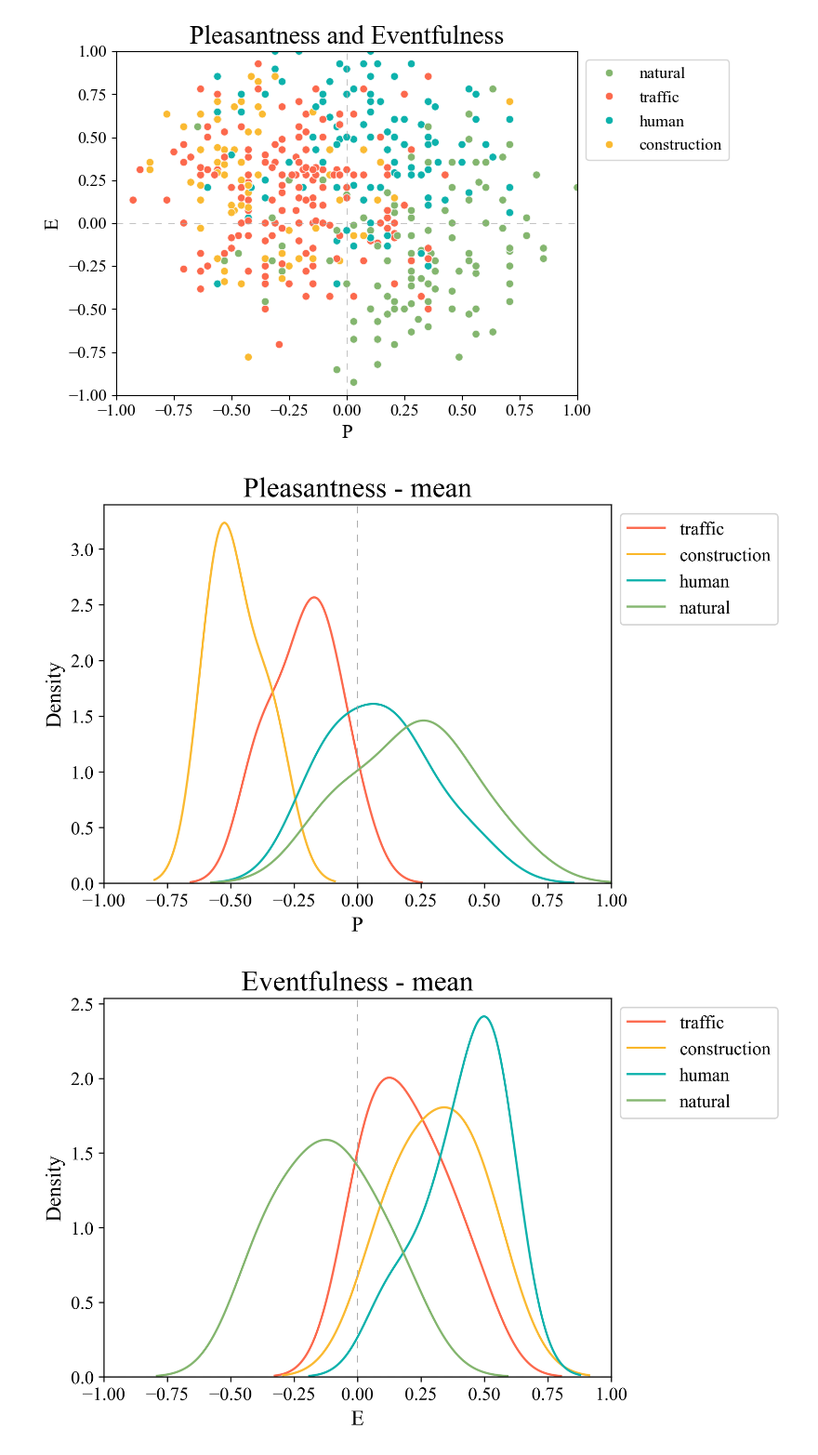
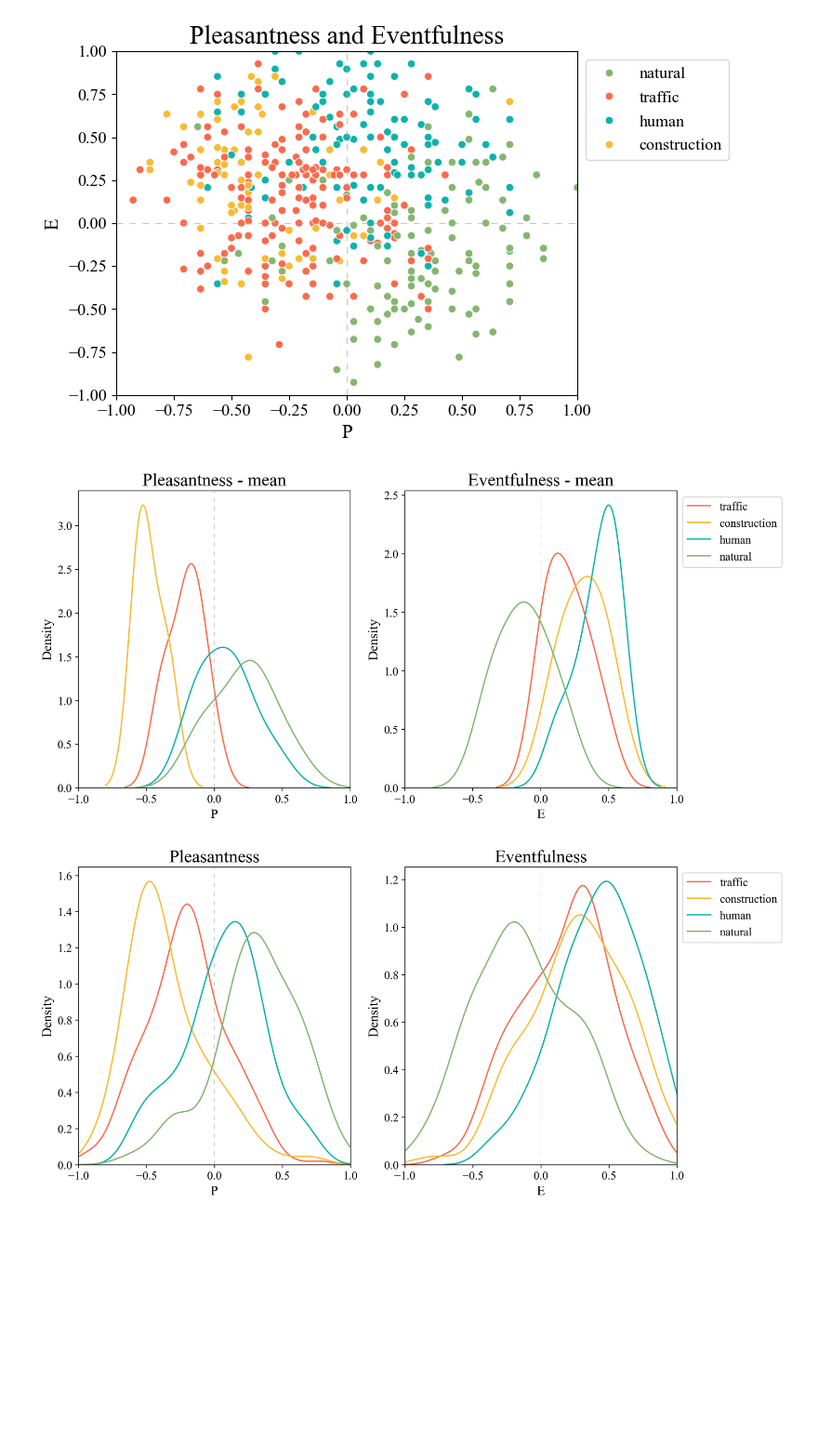
Before and after one commit to amaiasagasti/UrbanPleasantnessEventfulness, a Jupyter notebook: src/scripts/dataset/dataset_Analyse_results_listening_tests.ipynb, the cells around one changed output. Shown at 93% size. Drawn from its saved outputs; the diff is of its cells as text; code cells hidden in the pictures; blank space fills up the shorter version.

Commit message:
changes plots for report

```diff
--- a/src/scripts/dataset/dataset_Analyse_results_listening_tests.ipynb
+++ b/src/scripts/dataset/dataset_Analyse_results_listening_tests.ipynb
@@ -237,57 +237,57 @@ plt.show()
 # %%
 
 # KDE plots with different colors and series names
-plt.figure(dpi=300)
+fig, (ax1,ax2) = plt.subplots(1, 2, figsize=(12, 6), dpi=200)
 for source, color in palette.items():
-    sns.kdeplot(grouped_df[grouped_df["Predominant sources"] == source]["P"], label=source, color=color)
+    sns.kdeplot(grouped_df[grouped_df["Predominant sources"] == source]["P"], label=source, color=color, ax=ax1)
 # Draw axis lines like a cross in the middle
-plt.axhline(0, color='#AAAAAA', linewidth=0.5,linestyle=(0, (10, 10)))
-plt.axvline(0, color='#AAAAAA', linewidth=0.5,linestyle=(0, (10, 10)))
-plt.title("Pleasantness - mean")
-plt.xlim(-1,1)
+ax1.axhline(0, color='#AAAAAA', linewidth=0.5,linestyle=(0, (10, 10)))
+ax1.axvline(0, color='#AAAAAA', linewidth=0.5,linestyle=(0, (10, 10)))
+ax1.set_title("Pleasantness - mean")
+ax1.set_xlim(-1,1)
 # Show legend
-plt.legend(loc='upper left', bbox_to_anchor=(1, 1))
-plt.show()
+#plt.legend(loc='upper left', bbox_to_anchor=(1, 1))
+#plt.show()
 
 # KDE plots with different colors and series names
-plt.figure(dpi=300)
 for source, color in palette.items():
-    sns.kdeplot(grouped_df[grouped_df["Predominant sources"] == source]["E"], label=source, color=color)
+    sns.kdeplot(grouped_df[grouped_df["Predominant sources"] == source]["E"], label=source, color=color, ax=ax2)
 # Draw axis lines like a cross in the middle
-plt.axhline(0, color='#AAAAAA', linewidth=0.5,linestyle=(0, (10, 10)))
-plt.axvline(0, color='#AAAAAA', linewidth=0.5, linestyle=(0, (10, 10)))
-plt.title("Eventfulness - mean")
-plt.xlim(-1,1)
+ax2.axhline(0, color='#AAAAAA', linewidth=0.5,linestyle=(0, (10, 10)))
+ax2.axvline(0, color='#AAAAAA', linewidth=0.5, linestyle=(0, (10, 10)))
+ax2.set_title("Eventfulness - mean")
+ax2.set_xlim(-1,1)
 # Show legend
-plt.legend(loc='upper left', bbox_to_anchor=(1, 1))
+ax2.legend(loc='upper left', bbox_to_anchor=(1, 1))
 plt.show()
 
 
 # KDE plots with different colors and series names
-plt.figure(dpi=300)
+fig, (ax1,ax2) = plt.subplots(1, 2, figsize=(12, 6), dpi=300)
+
 for source, color in palette.items():
-    sns.kdeplot(df[df["Predominant sources"] == source]["P"], label=source, color=color)
+    sns.kdeplot(df[df["Predominant sources"] == source]["P"], label=source, color=color, ax=ax1)
 # Draw axis lines like a cross in the middle
-plt.axhline(0, color='#AAAAAA', linewidth=0.5,linestyle=(0, (10, 10)))
-plt.axvline(0, color='#AAAAAA', linewidth=0.5,linestyle=(0, (10, 10)))
-plt.title("Pleasantness")
-plt.xlim(-1,1)
+ax1.axhline(0, color='#AAAAAA', linewidth=0.5,linestyle=(0, (10, 10)))
+ax1.axvline(0, color='#AAAAAA', linewidth=0.5,linestyle=(0, (10, 10)))
+ax1.set_title("Pleasantness")
+ax1.set_xlim(-1,1)
 # Show legend
-plt.legend(loc='upper left', bbox_to_anchor=(1, 1))
-plt.show()
+# plt.legend(loc='upper left', bbox_to_anchor=(1, 1))
+# plt.show()
 
 # KDE plots with different colors and series names
-plt.figure(dpi=300)
+#plt.figure(dpi=300)
 for source, color in palette.items():
-    sns.kdeplot(df[df["Predominant sources"] == source]["E"], label=source, color=color)
+    sns.kdeplot(df[df["Predominant sources"] == source]["E"], label=source, color=color, ax=ax2)
 # Draw axis lines like a cross in the middle
-plt.axhline(0, color='#AAAAAA', linewidth=0.5,linestyle=(0, (10, 10)))
-plt.axvline(0, color='#AAAAAA', linewidth=0.5,linestyle=(0, (10, 10)))
-plt.title("Eventfulness")
-plt.xlim(-1,1)
+ax2.axhline(0, color='#AAAAAA', linewidth=0.5,linestyle=(0, (10, 10)))
+ax2.axvline(0, color='#AAAAAA', linewidth=0.5,linestyle=(0, (10, 10)))
+ax2.set_title("Eventfulness")
+ax2.set_xlim(-1,1)
 # Show legend
-plt.legend(loc='upper left', bbox_to_anchor=(1, 1))
+ax2.legend(loc='upper left', bbox_to_anchor=(1, 1))
 plt.show()
 # %% [output]
-[figure, old version]
+[figure, new version]
-[figure, old version]
+[figure, new version]
```
Also changed, not shown: parts of 3 cells of this notebook.
